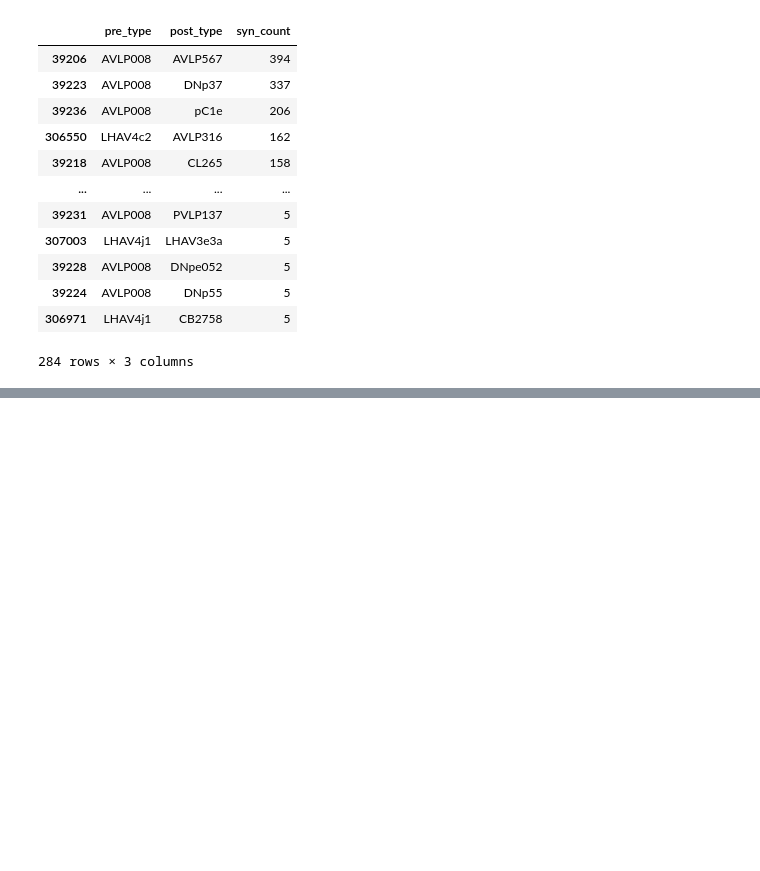
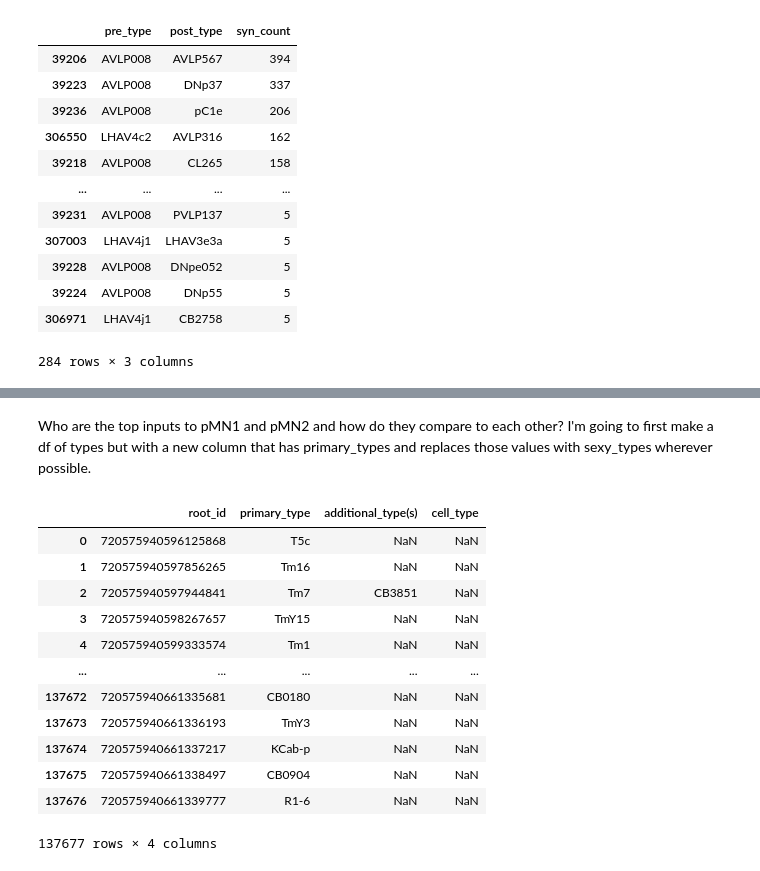
Before and after one commit to Gutierrez-lab/auditory-analysis, a Jupyter notebook: preliminary_analyses.ipynb, the cells around one changed output, grey strips where cells are left out. Drawn from its saved outputs; the diff is of its cells as text; code cells hidden in the pictures; blank space fills up the shorter version.

Commit message:
exploring top inputs to effectors

```diff
--- a/preliminary_analyses.ipynb
+++ b/preliminary_analyses.ipynb
@@ -1031,0 +972,23 @@ pMN2_input_conns
+# %% [markdown]
+Who are the top inputs to pMN1 and pMN2 and how do they compare to each other? I'm going to first make a df of types but with a new column that has primary_types and replaces those values with sexy_types wherever possible.
+# %%
+# make a copy of types dataframe
+complete_types = types.copy()
+
+# merge sexy_types onto complete_types
+complete_types = complete_types.merge(sexy_types[['root_id', 'cell_type']], on='root_id', how='left')
+complete_types
+# %% [output]
+|  | root_id | primary_type | additional_type(s) | cell_type |
+| 0 | 720575940596125868 | T5c | NaN | NaN |
+| 1 | 720575940597856265 | Tm16 | NaN | NaN |
+| 2 | 720575940597944841 | Tm7 | CB3851 | NaN |
+| 3 | 720575940598267657 | TmY15 | NaN | NaN |
+| 4 | 720575940599333574 | Tm1 | NaN | NaN |
+| ... | ... | ... | ... | ... |
+| 137672 | 720575940661335681 | CB0180 | NaN | NaN |
+| 137673 | 720575940661336193 | TmY3 | NaN | NaN |
+| 137674 | 720575940661337217 | KCab-p | NaN | NaN |
+| 137675 | 720575940661338497 | CB0904 | NaN | NaN |
+| 137676 | 720575940661339777 | R1-6 | NaN | NaN |
+137677 rows × 4 columns
```
Also changed, not shown: parts of 20 cells of this notebook.
